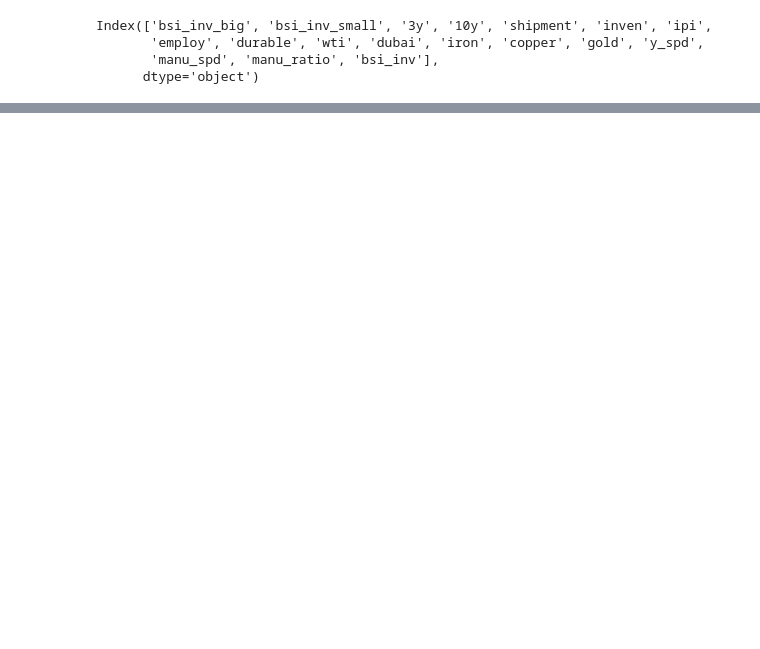
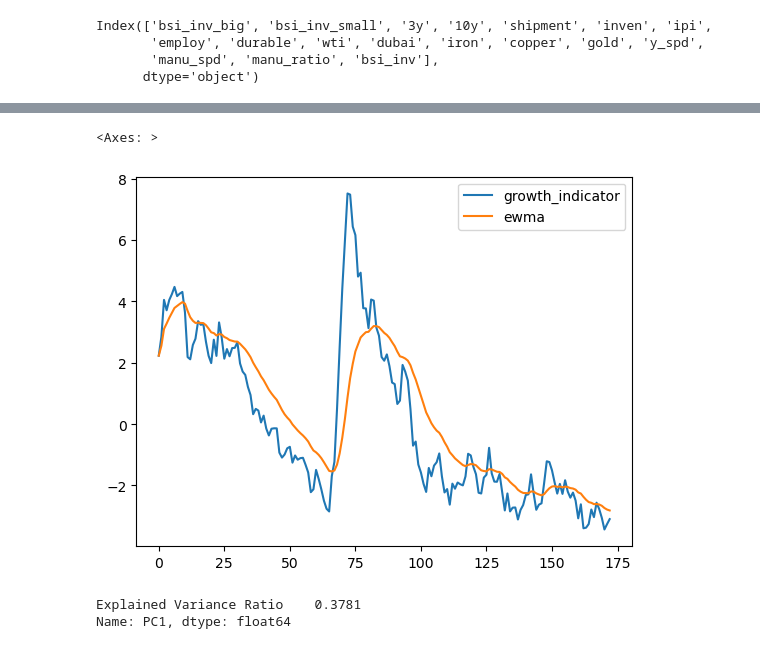
Before and after one commit to yyunjioh/2025.08_LS_Quant_1, a Jupyter notebook: week4/pca_ar1_ewma.ipynb, the cells around one changed output, grey strips where cells are left out. Cells and saved outputs as stored; diff of their text form; code cells hidden in the pictures; blank space fills up the shorter version.

```diff
--- a/week4/pca_ar1_ewma.ipynb
+++ b/week4/pca_ar1_ewma.ipynb
@@ -40,0 +87,2 @@ df2_test = df2['2017-07-01':]
+# %%
+pca_result = pca(df2_train)
@@ -40,0 +103,7 @@ df2_test = df2['2017-07-01':]
+# %%
+#pca1의 주성분을 PC1, PC2, PC3로 설정
+#표준화된 X 랑 eigenvector 곱하기
+data_pc = pca_result['df_scaled']@pca_result['eigenvectors'][['PC1', 'PC2', 'PC3']]
+# %%
+# 변동 설명력 기준으로 가중 선정해서 지수 산출 vs 동일가중 산출
+data_pc['growth_indicator'] = data_pc['PC1'] + data_pc['PC2'] + data_pc['PC3']
@@ -40,0 +126,2 @@ df2_test = df2['2017-07-01':]
+# %%
+data_pc['ewma'] = data_pc['growth_indicator'].ewm(span=20).mean()
@@ -40,0 +144,10 @@ df2_test = df2['2017-07-01':]
+# %%
+data_pc[['growth_indicator','ewma']].plot()
+# %% [output]
+<Axes: >
+[figure, added]
+# %%
+pca_result['explained_variance'].loc['PC1']
+# %% [output]
+Explained Variance Ratio    0.3781
+Name: PC1, dtype: float64
```
Also changed, not shown: parts of 11 cells of this notebook, 3 other files.
